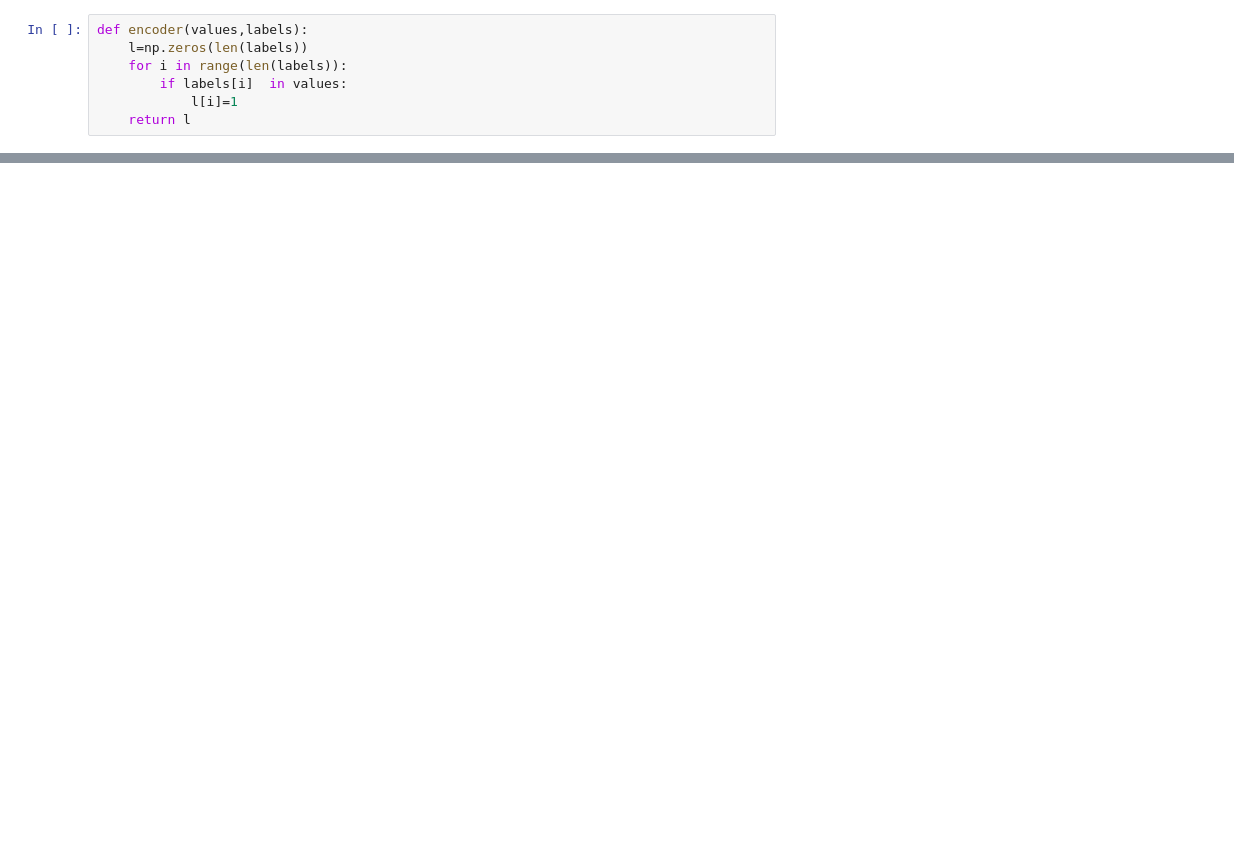
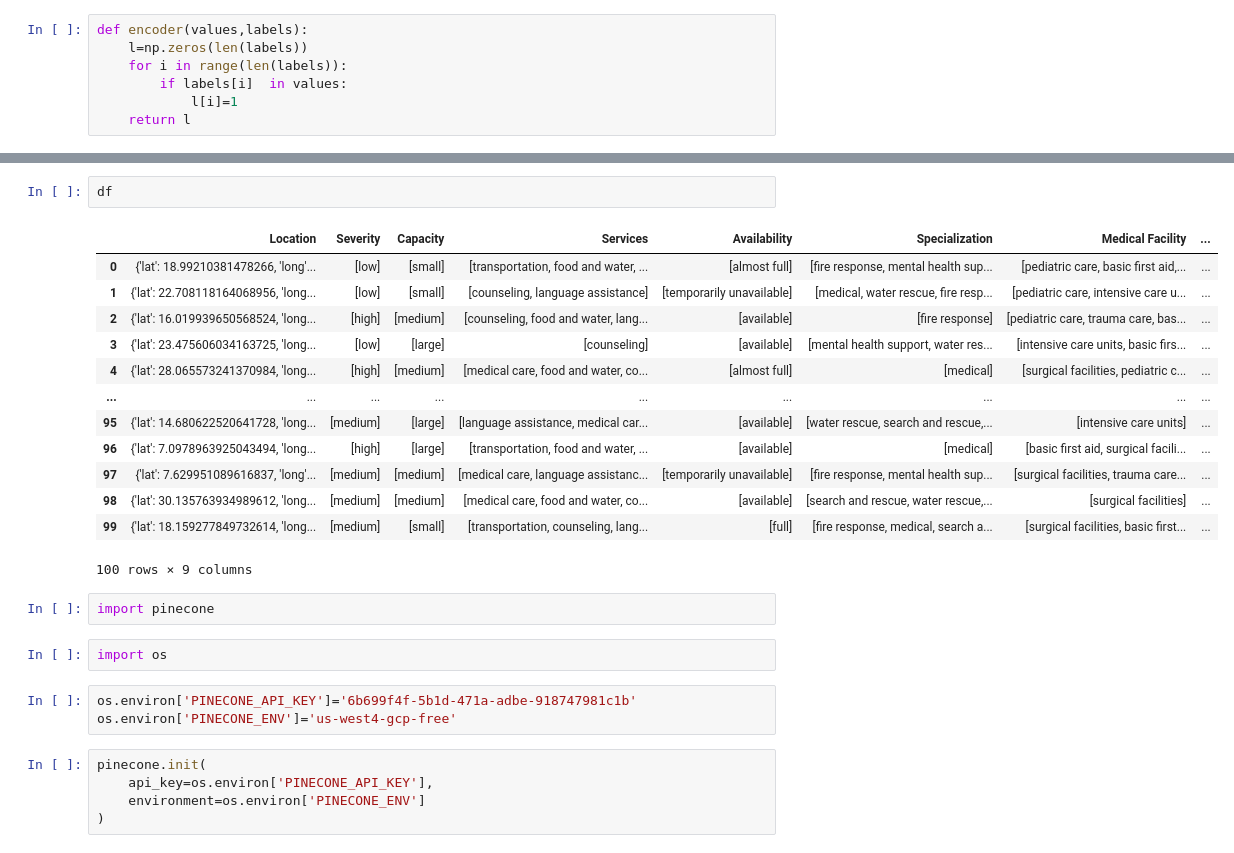
Before and after one commit to nagarajRPoojari/ML_SIH, a Jupyter notebook: trial.ipynb, the cells around one changed output, grey strips where cells are left out. Saved outputs shown, nothing was run; the diff lists cells and outputs as text; blank space fills up the shorter version.

```diff
--- a/trial.ipynb
+++ b/trial.ipynb
@@ -154,0 +256,28 @@ def process(user):
+# %%
+df
+# %% [output]
+|  | Location | Severity | Capacity | Services | Availability | Specialization | Medical Facility | ... |
+| 0 | {'lat': 18.99210381478266, 'long'... | [low] | [small] | [transportation, food and water, ... | [almost full] | [fire response, mental health sup... | [pediatric care, basic first aid,... | ... |
+| 1 | {'lat': 22.708118164068956, 'long... | [low] | [small] | [counseling, language assistance] | [temporarily unavailable] | [medical, water rescue, fire resp... | [pediatric care, intensive care u... | ... |
+| 2 | {'lat': 16.019939650568524, 'long... | [high] | [medium] | [counseling, food and water, lang... | [available] | [fire response] | [pediatric care, trauma care, bas... | ... |
+| 3 | {'lat': 23.475606034163725, 'long... | [low] | [large] | [counseling] | [available] | [mental health support, water res... | [intensive care units, basic firs... | ... |
+| 4 | {'lat': 28.065573241370984, 'long... | [high] | [medium] | [medical care, food and water, co... | [almost full] | [medical] | [surgical facilities, pediatric c... | ... |
+| ... | ... | ... | ... | ... | ... | ... | ... | ... |
+| 95 | {'lat': 14.680622520641728, 'long... | [medium] | [large] | [language assistance, medical car... | [available] | [water rescue, search and rescue,... | [intensive care units] | ... |
+| 96 | {'lat': 7.0978963925043494, 'long... | [high] | [large] | [transportation, food and water, ... | [available] | [medical] | [basic first aid, surgical facili... | ... |
+| 97 | {'lat': 7.629951089616837, 'long'... | [medium] | [medium] | [medical care, language assistanc... | [temporarily unavailable] | [fire response, mental health sup... | [surgical facilities, trauma care... | ... |
+| 98 | {'lat': 30.135763934989612, 'long... | [medium] | [medium] | [medical care, food and water, co... | [available] | [search and rescue, water rescue,... | [surgical facilities] | ... |
+| 99 | {'lat': 18.159277849732614, 'long... | [medium] | [small] | [transportation, counseling, lang... | [full] | [fire response, medical, search a... | [surgical facilities, basic first... | ... |
+100 rows × 9 columns
+# %%
+import pinecone
+# %%
+import os
+# %%
+os.environ['PINECONE_API_KEY']='6b699f4f-5b1d-471a-adbe-918747981c1b'
+os.environ['PINECONE_ENV']='us-west4-gcp-free'
+# %%
+pinecone.init(
+    api_key=os.environ['PINECONE_API_KEY'],
+    environment=os.environ['PINECONE_ENV']
+)
```
Also changed, not shown: parts of 31 cells of this notebook, 8 other files.
